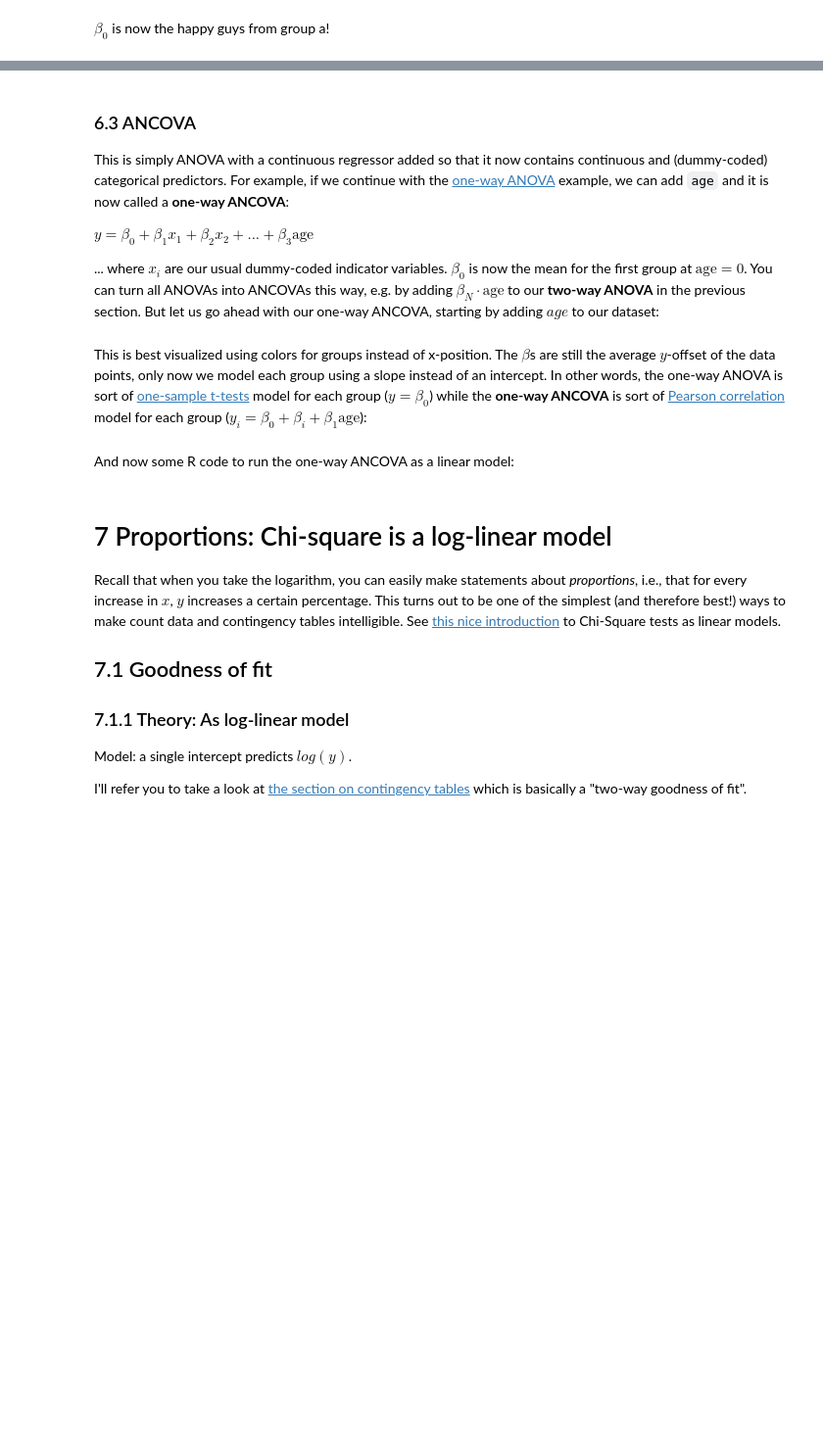
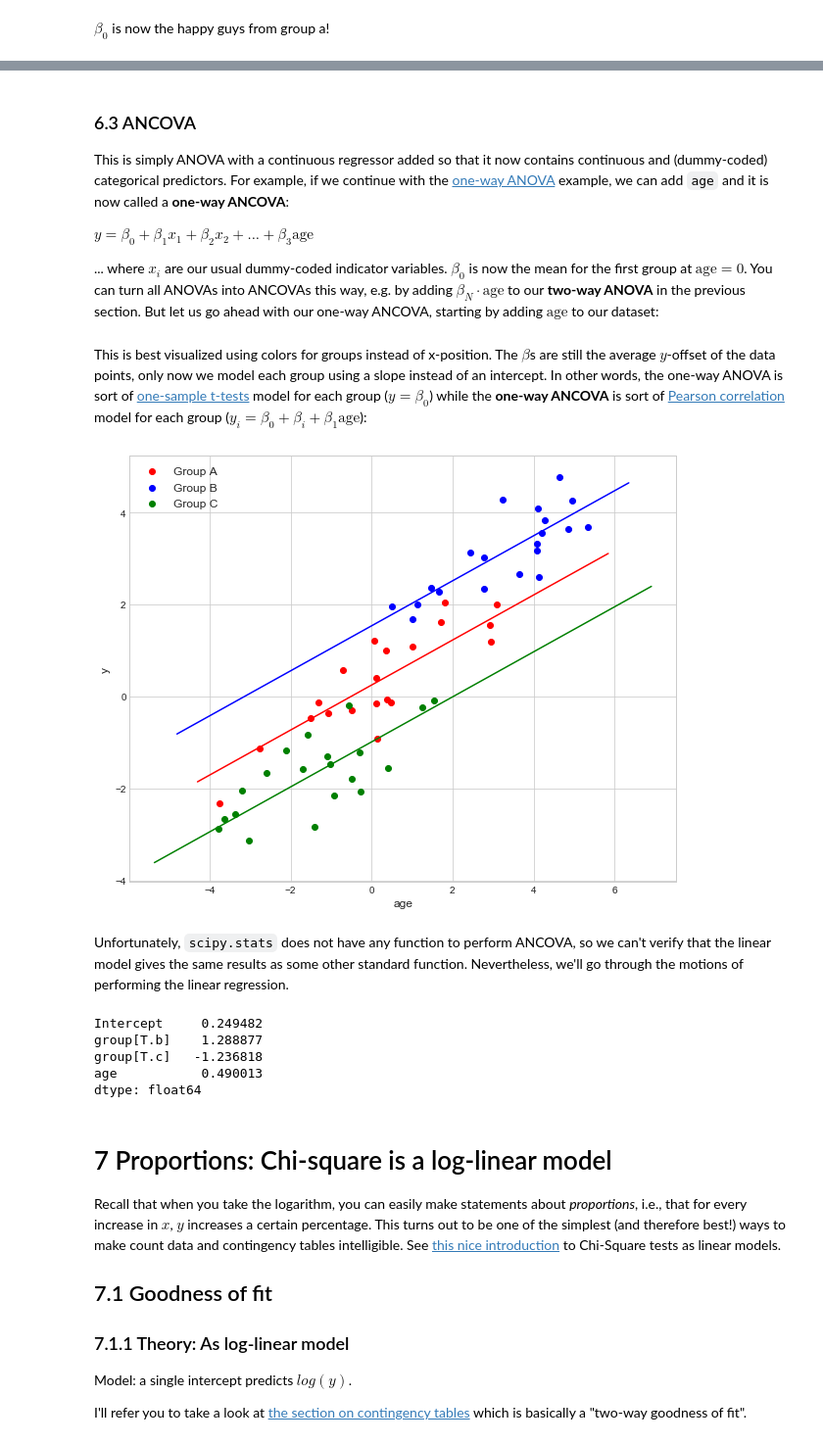
Before and after one commit to eigenfoo/tests-as-linear, a Jupyter notebook: tests-as-linear.ipynb, the cells around one changed output, grey strips where cells are left out. Shown at 98% size. Drawn from its saved outputs; the diff is of its cells as text; code cells hidden in the pictures; blank space fills up the shorter version.

Commit message:
BLD: finish anova chapter (#16)

```diff
--- a/tests-as-linear.ipynb
+++ b/tests-as-linear.ipynb
@@ -513,8 +522,16 @@ This is simply ANOVA with a continuous regressor added so that it now contains c
 
 $y = \beta_0 + \beta_1 x_1 + \beta_2 x_2 + ... + \beta_3 \text{age}$
 
-... where $x_i$ are our usual dummy-coded indicator variables. $\beta_0$ is now the mean for the first group at $\text{age}=0$. You can turn all ANOVAs into ANCOVAs this way, e.g. by adding $\beta_N \cdot \text{age}$ to our **two-way ANOVA** in the previous section. But let us go ahead with our one-way ANCOVA, starting by adding $age$ to our dataset:
+... where $x_i$ are our usual dummy-coded indicator variables. $\beta_0$ is now the mean for the first group at $\text{age}=0$. You can turn all ANOVAs into ANCOVAs this way, e.g. by adding $\beta_N \cdot \text{age}$ to our **two-way ANOVA** in the previous section. But let us go ahead with our one-way ANCOVA, starting by adding $\text{age}$ to our dataset:
+# %%
+# Update data with a continuous covariate
+df["age"] = df["y"] + np.random.randn(df.shape[0])  # Correlated with y
 # %% [markdown]
 This is best visualized using colors for groups instead of x-position. The $\beta$s are still the average $y$-offset of the data points, only now we model each group using a slope instead of an intercept. In other words, the one-way ANOVA is sort of [one-sample t-tests](#4.1-One-sample-t-test-and-Wilcoxon-signed-rank) model for each group ($y = \beta_0$) while the **one-way ANCOVA** is sort of [Pearson correlation](#3-Pearson-and-Spearman-correlation) model for each group ($y_i = \beta_0 + \beta_i + \beta_1 \text{age}$):
-# %% [markdown]
-And now some R code to run the one-way ANCOVA as a linear model:
+# %%
+plots.ancova_plot(df)
+plt.show()
+# %% [output]
+[figure, added]
+# %% [markdown]
+Unfortunately, `scipy.stats` does not have any function to perform ANCOVA, so we can't verify that the linear model gives the same results as some other standard function. Nevertheless, we'll go through the motions of performing the linear regression.
@@ -521,3 +540,11 @@ And now some R code to run the one-way ANCOVA as a linear model:
+# %%
+res.params
+# %% [output]
+Intercept     0.249482
+group[T.b]    1.288877
+group[T.c]   -1.236818
+age           0.490013
+dtype: float64
 # %% [markdown]
 # 7 Proportions: Chi-square is a log-linear model
 
```
Also changed, not shown: parts of 12 cells of this notebook, 2 other files.
